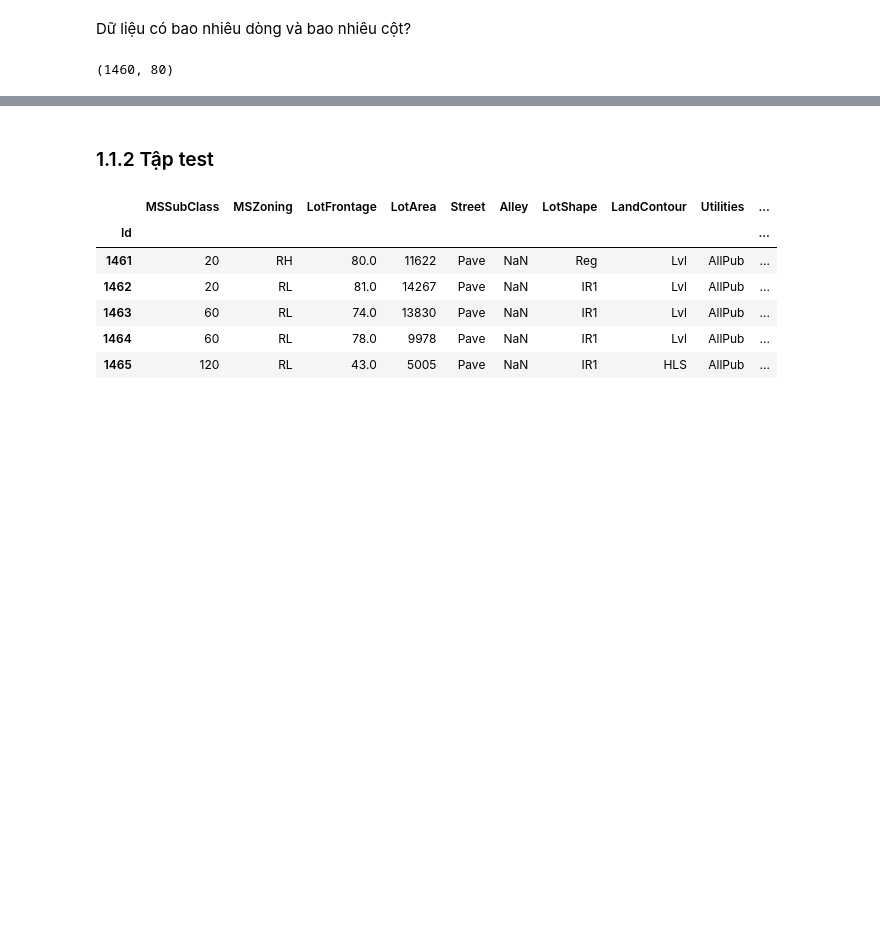
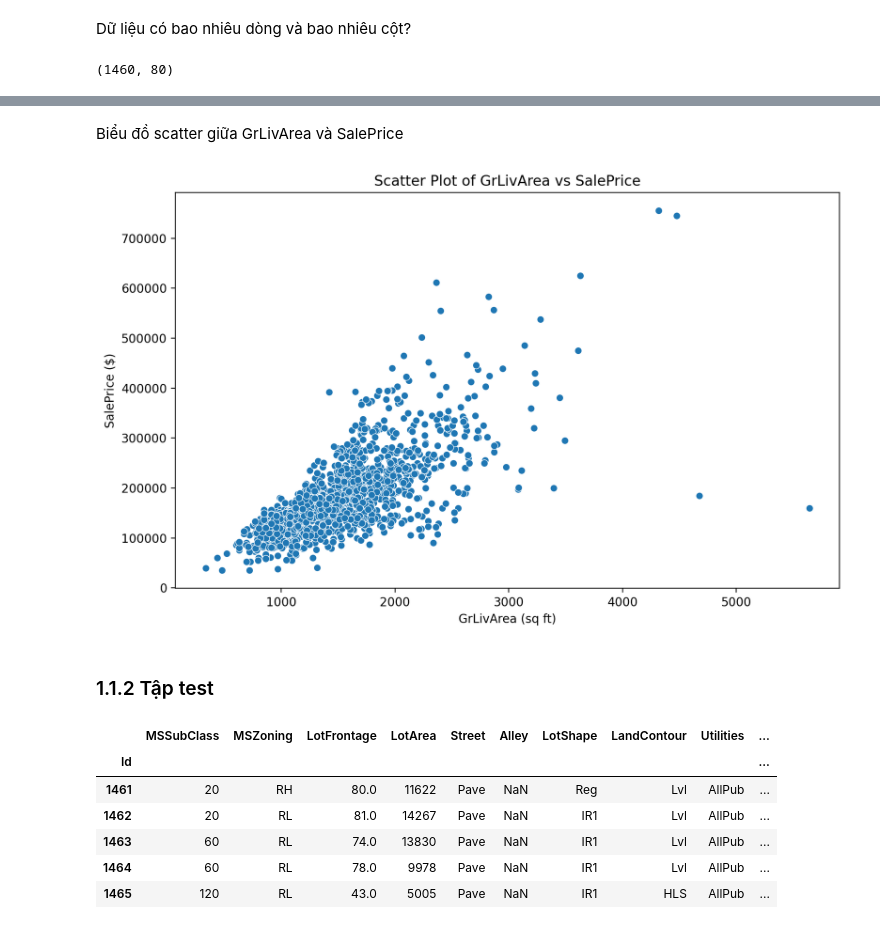
Before and after one commit to tienphat110203/HocMay, a Jupyter notebook: Notebook.ipynb, the cells around one changed output, grey strips where cells are left out. Saved outputs shown, nothing was run; the diff lists cells and outputs as text; code cells hidden in the pictures; blank space fills up the shorter version.

```diff
--- a/Notebook.ipynb
+++ b/Notebook.ipynb
@@ -108,3 +129,22 @@ data_df.shape
+# %% [markdown]
+Biểu đồ scatter giữa GrLivArea và SalePrice
+# %%
+import pandas as pd
+import seaborn as sns
+import matplotlib.pyplot as plt
+
+# Đọc dữ liệu
+data_df = pd.read_csv('train.csv', index_col=0)
+
+# Vẽ scatter plot
+plt.figure(figsize=(10, 6))
+sns.scatterplot(x='GrLivArea', y='SalePrice', data=data_df)
+plt.title('Scatter Plot of GrLivArea vs SalePrice')
+plt.xlabel('GrLivArea (sq ft)')
+plt.ylabel('SalePrice ($)')
+plt.show()
+# %% [output]
+[figure, added]
 # %% [markdown]
 ### 1.1.2 Tập test
 # %%
```
Also changed, not shown: parts of 9 cells of this notebook.
